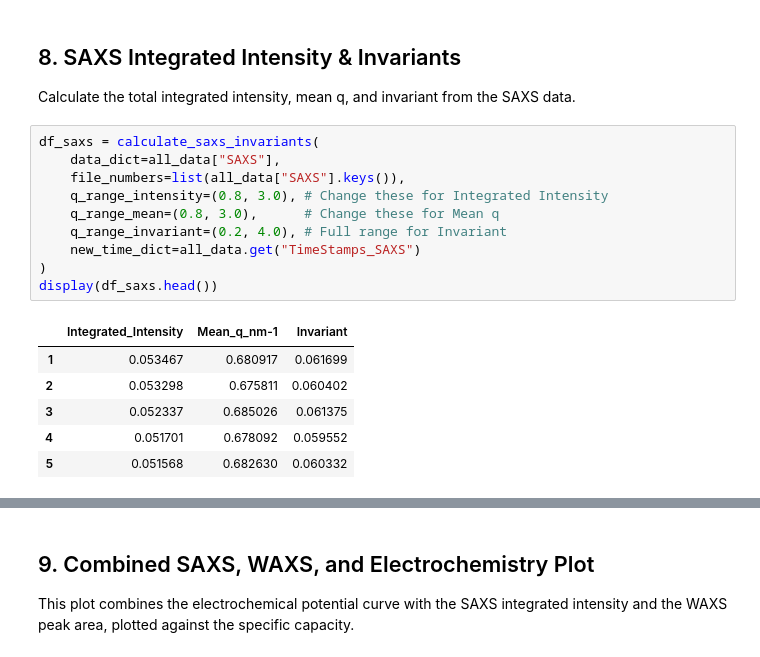
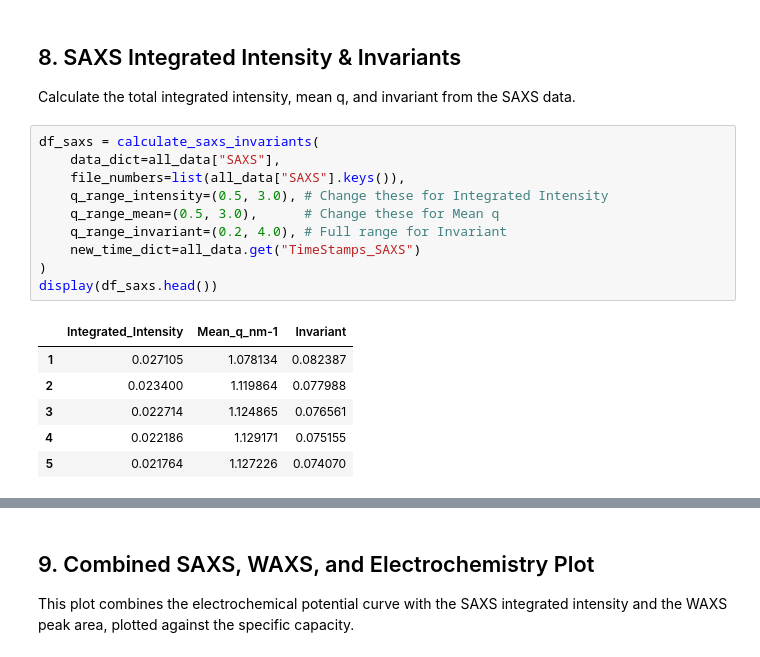
Before and after one commit to PronoyDutta/SAXS_WAXS, a Jupyter notebook: Final_Notebooks/main_analysis.ipynb, the cells around one changed output, grey strips where cells are left out. Cells and saved outputs as stored; diff of their text form.

```diff
--- a/Final_Notebooks/main_analysis.ipynb
+++ b/Final_Notebooks/main_analysis.ipynb
@@ -667,20 +802,20 @@ Calculate the total integrated intensity, mean q, and invariant from the SAXS da
 # %%
 df_saxs = calculate_saxs_invariants(
     data_dict=all_data["SAXS"],
     file_numbers=list(all_data["SAXS"].keys()),
-    q_range_intensity=(0.8, 3.0), # Change these for Integrated Intensity
-    q_range_mean=(0.8, 3.0),      # Change these for Mean q
+    q_range_intensity=(0.5, 3.0), # Change these for Integrated Intensity
+    q_range_mean=(0.5, 3.0),      # Change these for Mean q
     q_range_invariant=(0.2, 4.0), # Full range for Invariant
     new_time_dict=all_data.get("TimeStamps_SAXS")
 )
 display(df_saxs.head())
 # %% [output]
 |  | Integrated_Intensity | Mean_q_nm-1 | Invariant |
-| 1 | 0.053467 | 0.680917 | 0.061699 |
-| 2 | 0.053298 | 0.675811 | 0.060402 |
-| 3 | 0.052337 | 0.685026 | 0.061375 |
-| 4 | 0.051701 | 0.678092 | 0.059552 |
-| 5 | 0.051568 | 0.682630 | 0.060332 |
+| 1 | 0.027105 | 1.078134 | 0.082387 |
+| 2 | 0.023400 | 1.119864 | 0.077988 |
+| 3 | 0.022714 | 1.124865 | 0.076561 |
+| 4 | 0.022186 | 1.129171 | 0.075155 |
+| 5 | 0.021764 | 1.127226 | 0.074070 |
 # %%
 # Plot the results
 plot_saxs_invariants(df_saxs)
```
Also changed, not shown: parts of 19 cells of this notebook, 10 other files.
